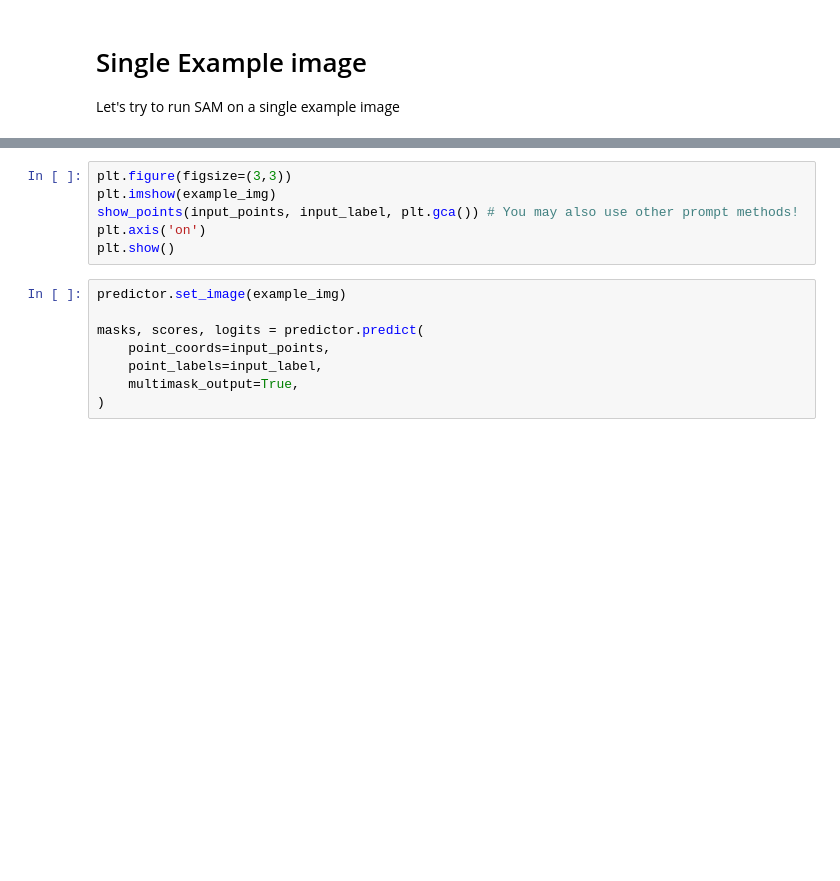
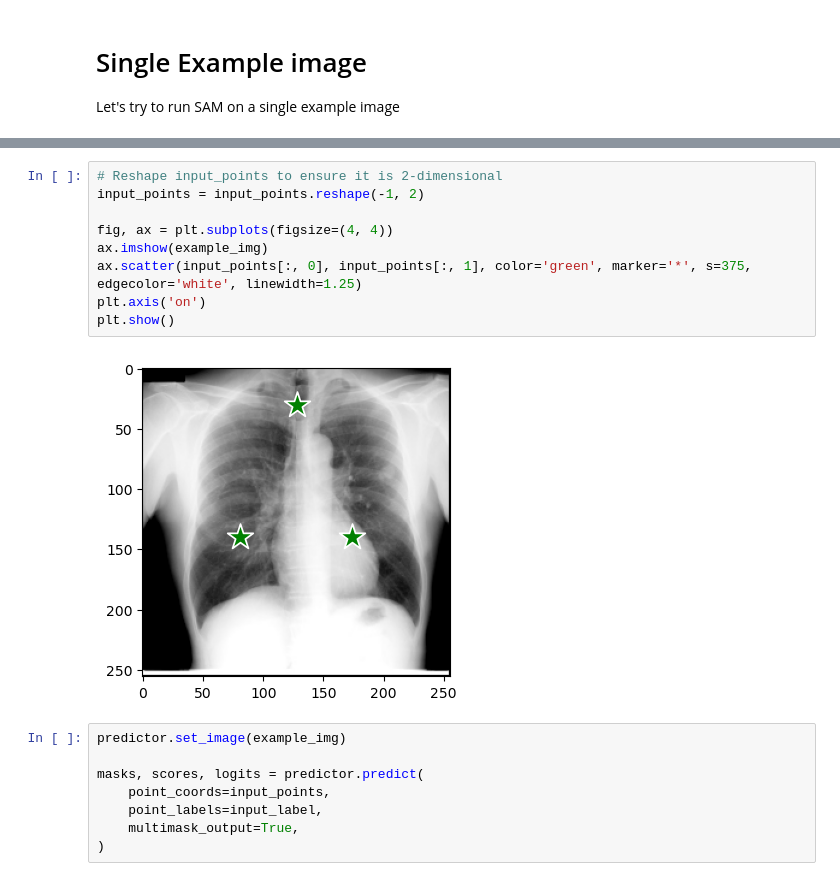
Before and after one commit to tdh424/DL-MR-GREEN, a Jupyter notebook: Assignment 3/Handin/sam_lung_xrays_1.ipynb, the cells around one changed output, grey strips where cells are left out. Saved outputs shown, nothing was run; the diff lists cells and outputs as text; blank space fills up the shorter version.

```diff
--- a/Assignment 3/Handin/sam_lung_xrays_1.ipynb
+++ b/Assignment 3/Handin/sam_lung_xrays_1.ipynb
@@ -202,9 +272,14 @@ example_img.shape
 # %%
-plt.figure(figsize=(3,3))
-plt.imshow(example_img)
-show_points(input_points, input_label, plt.gca()) # You may also use other prompt methods!
+# Reshape input_points to ensure it is 2-dimensional
+input_points = input_points.reshape(-1, 2)
+
+fig, ax = plt.subplots(figsize=(4, 4))
+ax.imshow(example_img)
+ax.scatter(input_points[:, 0], input_points[:, 1], color='green', marker='*', s=375, edgecolor='white', linewidth=1.25)
 plt.axis('on')
 plt.show()
+# %% [output]
+[figure, added]
 # %%
 predictor.set_image(example_img)
 
```
Also changed, not shown: parts of 8 cells of this notebook, 7 other files.
